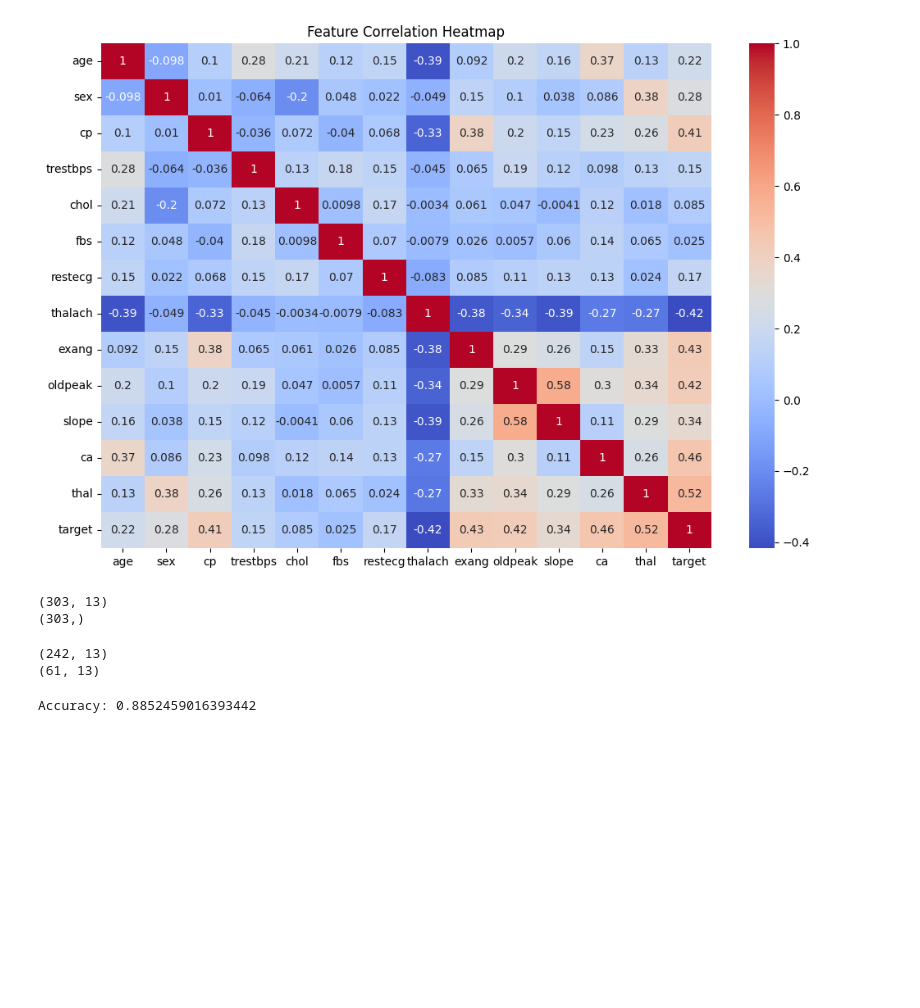
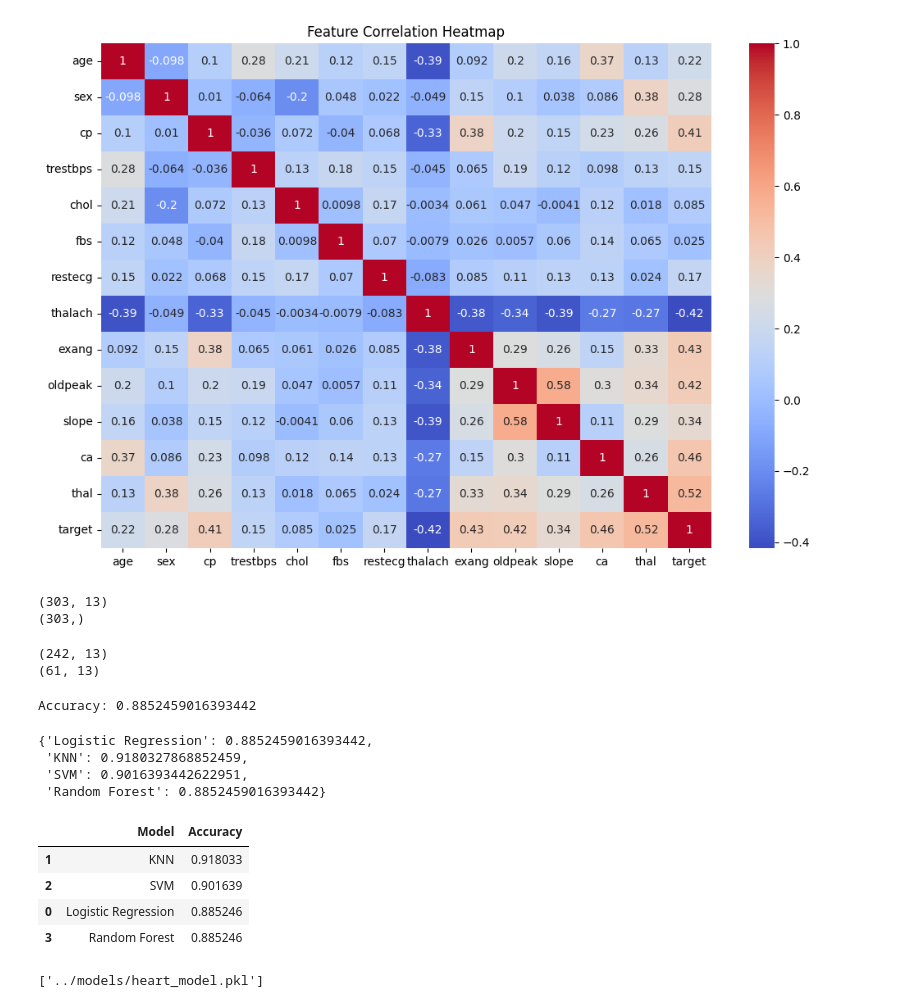
Before and after one commit to Sudhanva05/heart-disease-ml, a Jupyter notebook: notebooks/exploration.ipynb, the cells around one changed output. Drawn from its saved outputs; the diff is of its cells as text; code cells hidden in the pictures; blank space fills up the shorter version.

Commit message:
Implemented ML models and comparison pipeline

```diff
--- a/notebooks/exploration.ipynb
+++ b/notebooks/exploration.ipynb
@@ -114,3 +114,54 @@ y_pred = model.predict(X_test)
 print("Accuracy:", accuracy_score(y_test, y_pred))
 # %% [output]
 Accuracy: 0.8852459016393442
+# %%
+from sklearn.neighbors import KNeighborsClassifier
+from sklearn.svm import SVC
+from sklearn.ensemble import RandomForestClassifier
+
+models = {
+    "Logistic Regression": LogisticRegression(),
+    "KNN": KNeighborsClassifier(),
+    "SVM": SVC(),
+    "Random Forest": RandomForestClassifier()
+}
+
+results = {}
+
+for name, model in models.items():
+
+    model.fit(X_train, y_train)
+    y_pred = model.predict(X_test)
+
+    acc = accuracy_score(y_test, y_pred)
+
+    results[name] = acc
+
+results
+# %% [output]
+{'Logistic Regression': 0.8852459016393442,
+ 'KNN': 0.9180327868852459,
+ 'SVM': 0.9016393442622951,
+ 'Random Forest': 0.8852459016393442}
+# %%
+import pandas as pd
+
+results_df = pd.DataFrame(list(results.items()), columns=["Model","Accuracy"])
+
+results_df.sort_values(by="Accuracy", ascending=False)
+# %% [output]
+|  | Model | Accuracy |
+| 1 | KNN | 0.918033 |
+| 2 | SVM | 0.901639 |
+| 0 | Logistic Regression | 0.885246 |
+| 3 | Random Forest | 0.885246 |
+# %%
+import joblib
+
+best_model = KNeighborsClassifier()
+
+best_model.fit(X_train, y_train)
+
+joblib.dump(best_model, "../models/heart_model.pkl")
+# %% [output]
+['../models/heart_model.pkl']
```
